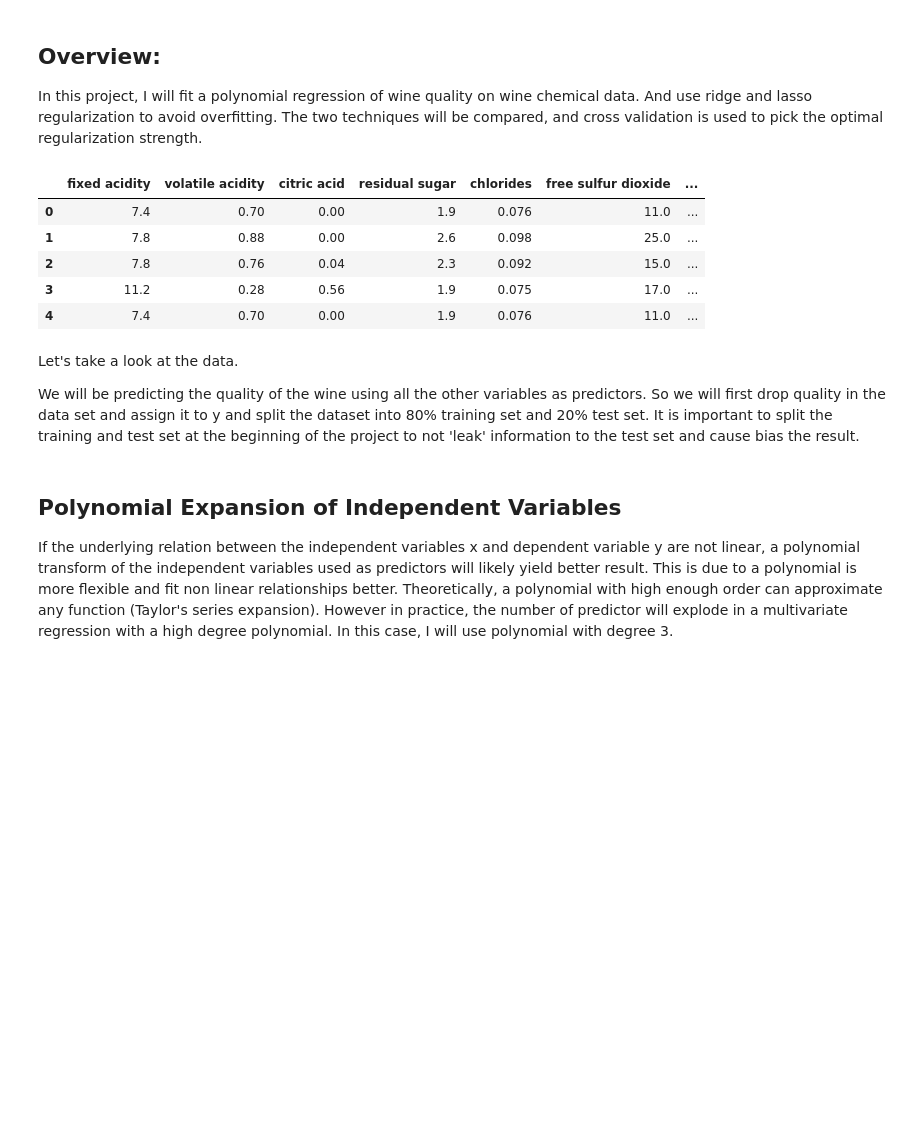
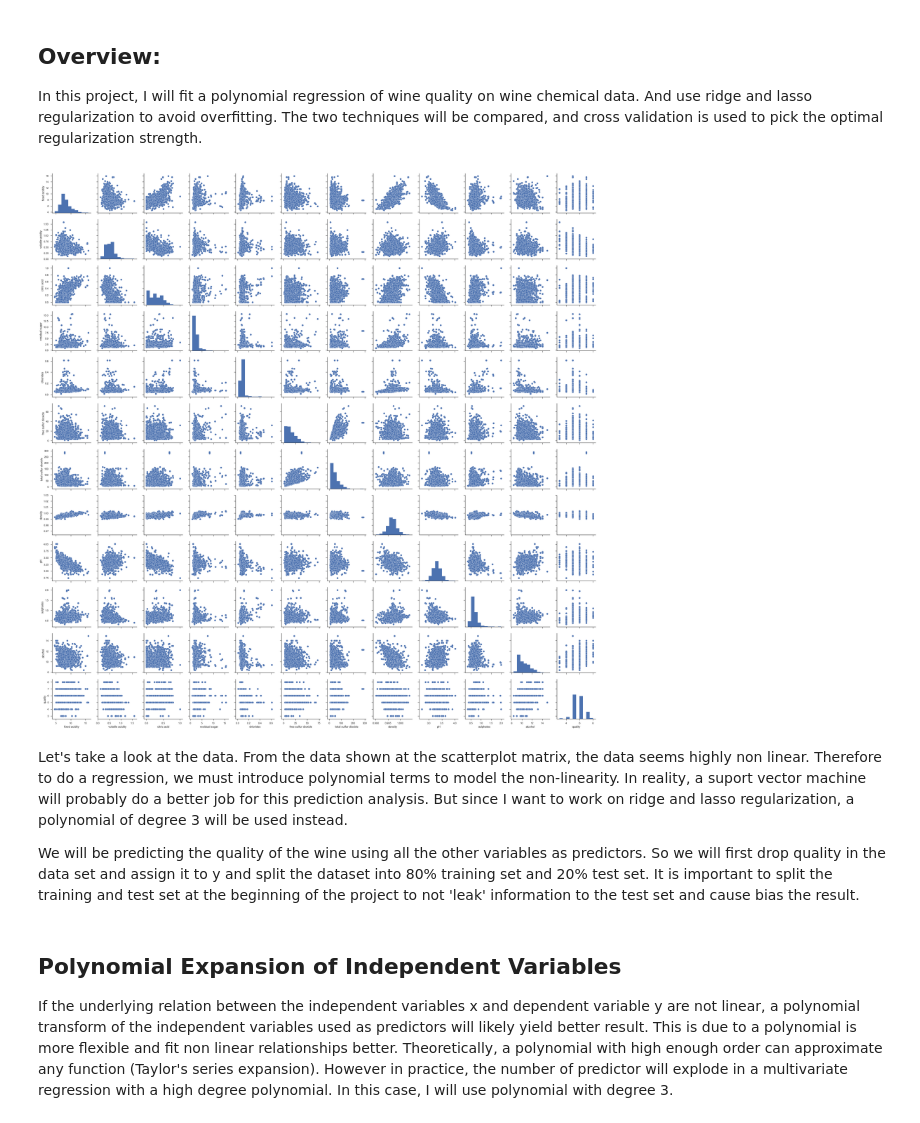
Before and after one commit to alexhuang1117/Data-Science-Portfolio, a Jupyter notebook: Ridge_Lasso_CV_Comparison/main.ipynb, the cells around one changed output. Cells and saved outputs as stored; diff of their text form; code cells hidden in the pictures; blank space fills up the shorter version.

```diff
--- a/Ridge_Lasso_CV_Comparison/main.ipynb
+++ b/Ridge_Lasso_CV_Comparison/main.ipynb
@@ -21,16 +21,15 @@ import matplotlib.image as mpimg
 # %%
 dataset_url = 'https://archive.ics.uci.edu/ml/machine-learning-databases/wine-quality/winequality-red.csv'
 data = pd.read_csv(dataset_url, sep=';')
 data.head()
+
+sns.set(style="ticks")
+sns.pairplot(data)
+plt.show()
 # %% [output]
-|  | fixed acidity | volatile acidity | citric acid | residual sugar | chlorides | free sulfur dioxide | ... |
-| 0 | 7.4 | 0.70 | 0.00 | 1.9 | 0.076 | 11.0 | ... |
-| 1 | 7.8 | 0.88 | 0.00 | 2.6 | 0.098 | 25.0 | ... |
-| 2 | 7.8 | 0.76 | 0.04 | 2.3 | 0.092 | 15.0 | ... |
-| 3 | 11.2 | 0.28 | 0.56 | 1.9 | 0.075 | 17.0 | ... |
-| 4 | 7.4 | 0.70 | 0.00 | 1.9 | 0.076 | 11.0 | ... |
+[figure, added]
 # %% [markdown]
-Let's take a look at the data.
+Let's take a look at the data. From the data shown at the scatterplot matrix, the data seems highly non linear. Therefore to do a regression, we must introduce polynomial terms to model the non-linearity. In reality, a suport vector machine will probably do a better job for this prediction analysis. But since I want to work on ridge and lasso regularization, a polynomial of degree 3 will be used instead.
 
 We will be predicting the quality of the wine using all the other variables as predictors. So we will first drop quality in the data set and assign it to y and split the dataset into 80% training set and 20% test set. It is important to split the training and test set at the beginning of the project to not 'leak' information to the test set and cause bias the result.
 # %%
```
Also changed, not shown: parts of 5 cells of this notebook, 1 other file.
